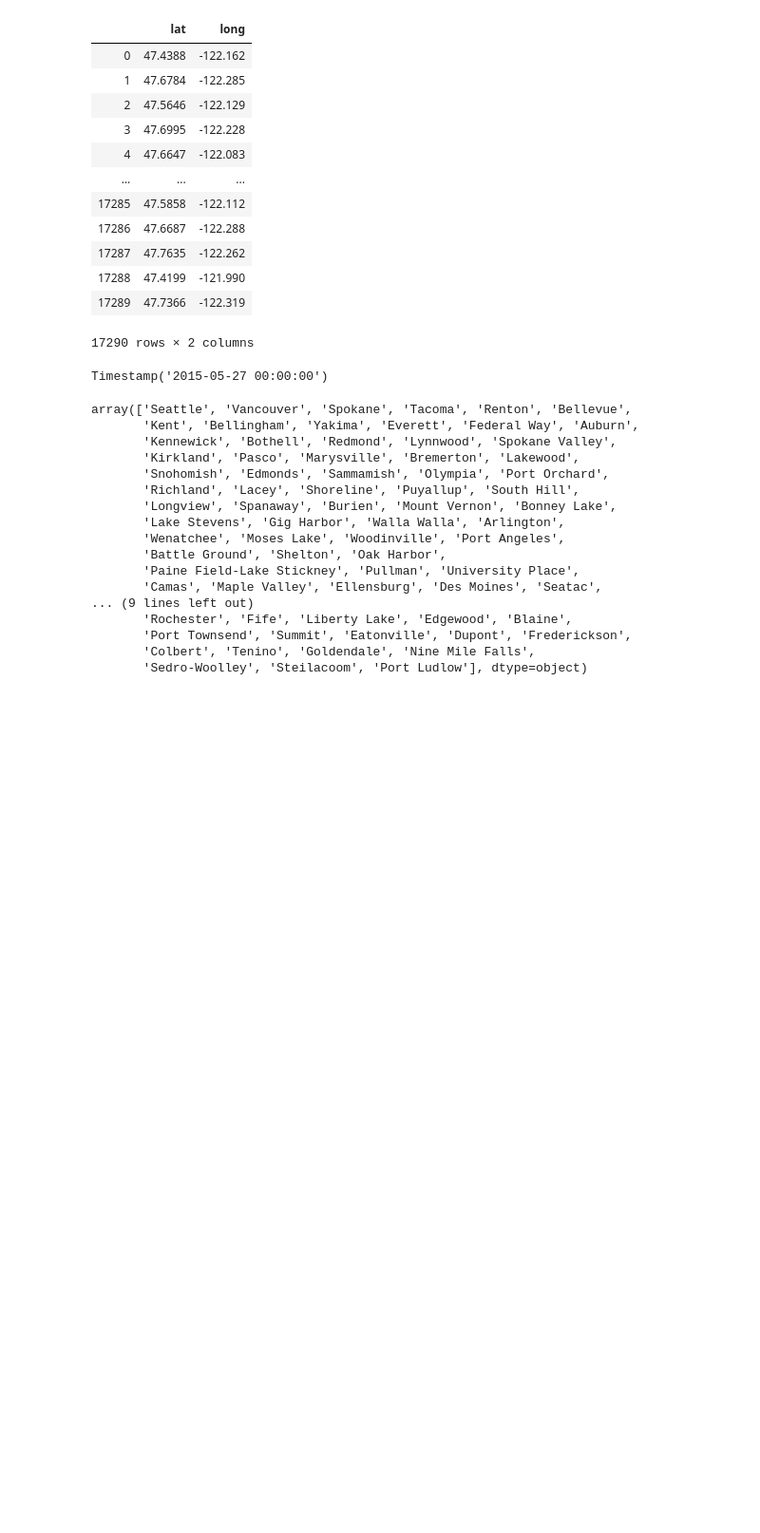
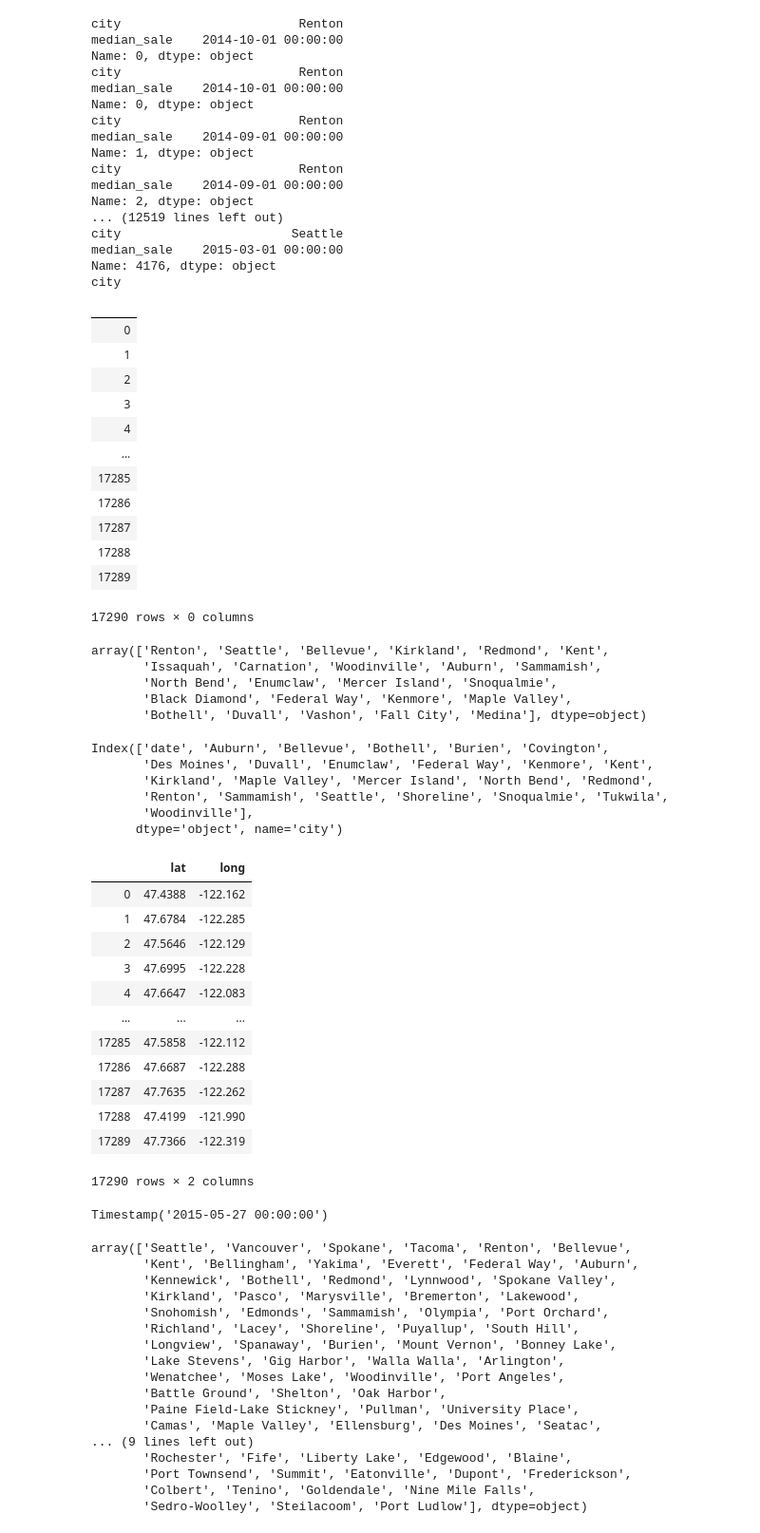
Before and after one commit to coreyryanhanson/nyc-mhtn-ds-010620-lectures, a Jupyter notebook: week-6/KC_house_data/kings_county.ipynb, the cells around one changed output. Shown at 95% size. Drawn from its saved outputs; the diff is of its cells as text; code cells hidden in the pictures; blank space fills up the shorter version.

```diff
--- a/week-6/KC_house_data/kings_county.ipynb
+++ b/week-6/KC_house_data/kings_county.ipynb
@@ -27,6 +49,10 @@ df = pd.read_csv("kc_house_data_train.csv", index_col="Unnamed: 0")
 # %%
 df["date"]=df["date"].map(lambda x: x[0:8])
 df["date"] = pd.to_datetime(df["date"], format='%Y%m%d')
+
+df["median_sale"] = df["date"].map(lambda x: x+pd.offsets.MonthBegin(-1) if x.day < 15 else x + pd.offsets.MonthBegin(0))
+
+df["city"] = pd.merge(df, city_zip, how="inner", left_on="zipcode", right_on="city")["zip"]
 # %%
-for column in df.columns:
-    print(column, df[column].isna().sum())
+# for column in df.columns:
+#     print(column, df[column].isna().sum())
@@ -65,0 +59,7 @@ Name: date, Length: 17290, dtype: datetime64[ns]
+# %%
+for i, date in enumerate(df["median_sale"]):
+    date = df["median_sale"][i]
+    for column in median_transposed.columns:
+        if df["city"][i] == column:
+            df.loc[i,"median_sale"] = median_transposed[column][date]
+            continue
@@ -90,3 +132,61 @@ median_sales
+# %%
+def complex_join(a,b, it):
+    means = median_transposed.set_index("date").mean(axis=1)
+    print(it[["city","median_sale"]])
+    try:
+        entry = median_transposed[median_transposed[a]==b][a]
+    except:
+        entry = means[b]
+    return entry
+df.apply(lambda x: complex_join(x["city"], x["median_sale"], x), axis=1)
+# %% [output]
+city                        Renton
+median_sale    2014-10-01 00:00:00
+Name: 0, dtype: object
+city                        Renton
+median_sale    2014-10-01 00:00:00
+Name: 0, dtype: object
+city                        Renton
+median_sale    2014-09-01 00:00:00
+Name: 1, dtype: object
+city                        Renton
+median_sale    2014-09-01 00:00:00
+Name: 2, dtype: object
+... (12519 lines left out)
+city                       Seattle
+median_sale    2015-03-01 00:00:00
+Name: 4176, dtype: object
+city
+|  |
+| 0 |
+| 1 |
+| 2 |
+| 3 |
+| 4 |
+| ... |
+| 17285 |
+| 17286 |
+| 17287 |
+| 17288 |
+| 17289 |
+17290 rows × 0 columns
+# %%
+df["city"].unique()
+# %% [output]
+array(['Renton', 'Seattle', 'Bellevue', 'Kirkland', 'Redmond', 'Kent',
+       'Issaquah', 'Carnation', 'Woodinville', 'Auburn', 'Sammamish',
+       'North Bend', 'Enumclaw', 'Mercer Island', 'Snoqualmie',
+       'Black Diamond', 'Federal Way', 'Kenmore', 'Maple Valley',
+       'Bothell', 'Duvall', 'Vashon', 'Fall City', 'Medina'], dtype=object)
+# %%
+median_transposed.columns
+# %% [output]
+Index(['date', 'Auburn', 'Bellevue', 'Bothell', 'Burien', 'Covington',
+       'Des Moines', 'Duvall', 'Enumclaw', 'Federal Way', 'Kenmore', 'Kent',
+       'Kirkland', 'Maple Valley', 'Mercer Island', 'North Bend', 'Redmond',
+       'Renton', 'Sammamish', 'Seattle', 'Shoreline', 'Snoqualmie', 'Tukwila',
+       'Woodinville'],
+      dtype='object', name='city')
 # %%
 df[["lat","long"]]
 # %% [output]
```
Also changed, not shown: parts of 22 cells of this notebook.
